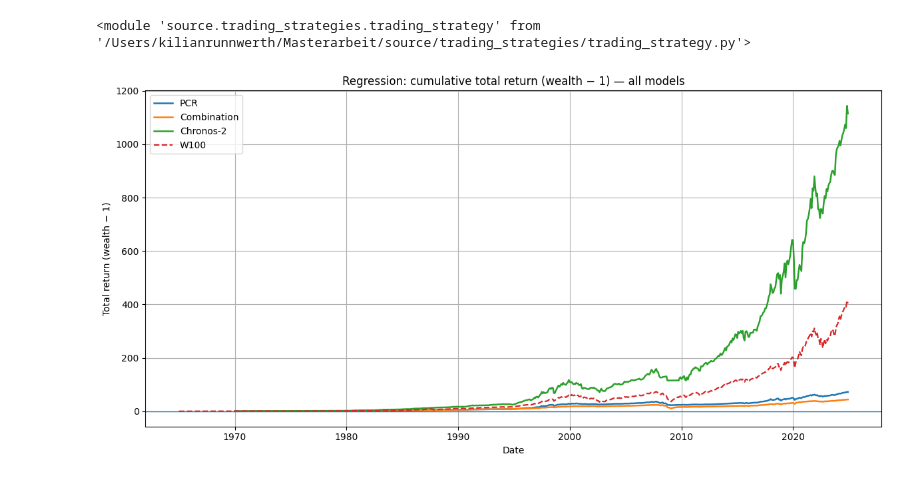
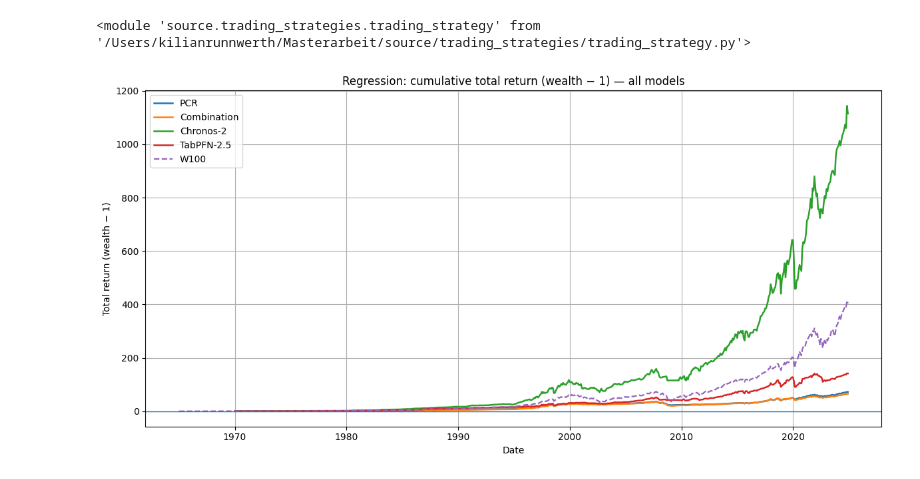
Before and after one commit to KiliTili/Masterarbeit, a Jupyter notebook: Notebooks/Trading_strategies/EP_trading_strategies.ipynb, the cells around one changed output. Saved outputs shown, nothing was run; the diff lists cells and outputs as text; code cells hidden in the pictures.

```diff
--- a/Notebooks/Trading_strategies/EP_trading_strategies.ipynb
+++ b/Notebooks/Trading_strategies/EP_trading_strategies.ipynb
@@ -7,6 +7,6 @@ sys.path.insert(0, os.path.abspath('../..'))
 import source.data_handling.data_preparation as dp
 import source.trading_strategies.trading_strategy as tsh
 import source.plot_functions.plots_trading_strategies as plot_ts
-uselog= True
+uselog= False
 data = dp.prepare_data(uselog=uselog)
 data = data[data.index >= '1927-01-01']
@@ -96,21 +76,21 @@ reload(tsh)
 # %%
 model_pred_cols = {
     "PCR": "y_pred_pcr_without_lookahead_ar",
-    "Combination": "y_pred_pcr_Completed",
+    "Combination": "y_pred_combination_completed",
     "Chronos-2": "y_pred_chronos2_without_lookahead",
-    #"TabPFN-2.5": "y_pred_tabpfn25",
+    "TabPFN-2.5": "y_pred_tabpfn_without_lookahead_ar",
 }
 
 plot_ts.plot_regression_timing_total_return_models(
     df[df.index >= "1965-01-01"],
     model_pred_cols=model_pred_cols,
     target_col="equity_premium",
     rf_col="Rfree",
     uselog=uselog,
     gamma=5.0,
     vol_window=60,
     baselines=["100"],   # choose any subset
     title="Regression: cumulative total return (wealth − 1) — all models",
 )
 # %% [output]
-[figure, old version]
+[figure, new version]
```
Also changed, not shown: parts of 4 cells of this notebook, 4 other files.
